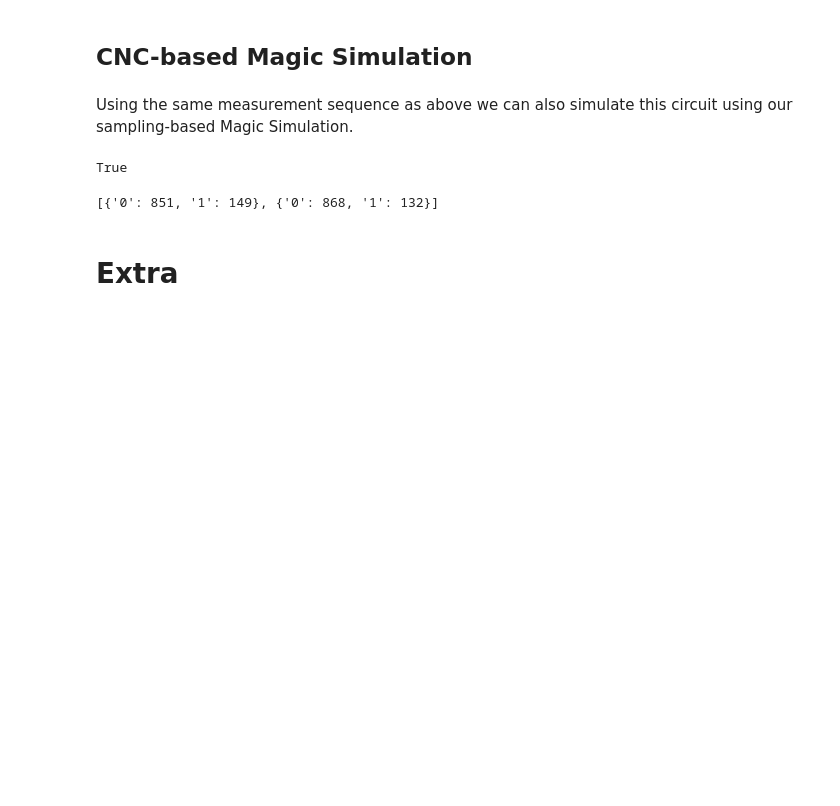
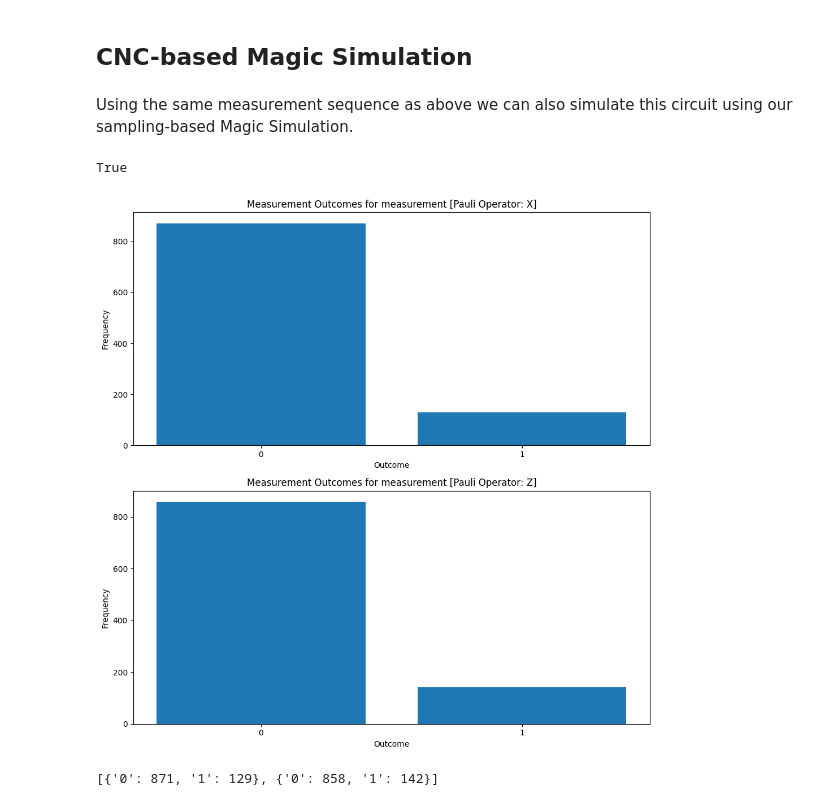
Before and after one commit to MagiQSim/Demonstrations, a Jupyter notebook: cnc_sim_examples.ipynb, the cells around one changed output. Drawn from its saved outputs; the diff is of its cells as text; code cells hidden in the pictures; blank space fills up the shorter version.

Commit message:
updated plot

```diff
--- a/cnc_sim_examples.ipynb
+++ b/cnc_sim_examples.ipynb
@@ -229,13 +193,9 @@ True
 # %%
 # Initialize simulation:
 initial_distribution = {(CNC1): r/2, CNC2: 0.5, CNC3: (1-r)/2}
 measurements = [[Pauli('X')],[Pauli('Z')]]
 shots = 1000
-outcome_counts = [simulate_from_distribution(initial_distribution, measurements[m], shots) for m in range(len(measurements))]
-#outcome_counts = magic_sim_HTH(initial_distribution,measurements,shots)
+magic_sim_HTH(initial_distribution,measurements,shots)
+# %% [output]
+[figure, added]
+[{'0': 871, '1': 129}, {'0': 858, '1': 142}]
-# %%
-outcome_counts
-# %% [output]
-[{'0': 851, '1': 149}, {'0': 868, '1': 132}]
-# %% [markdown]
-# Extra
```
Also changed, not shown: parts of 8 cells of this notebook, 5 other files.
